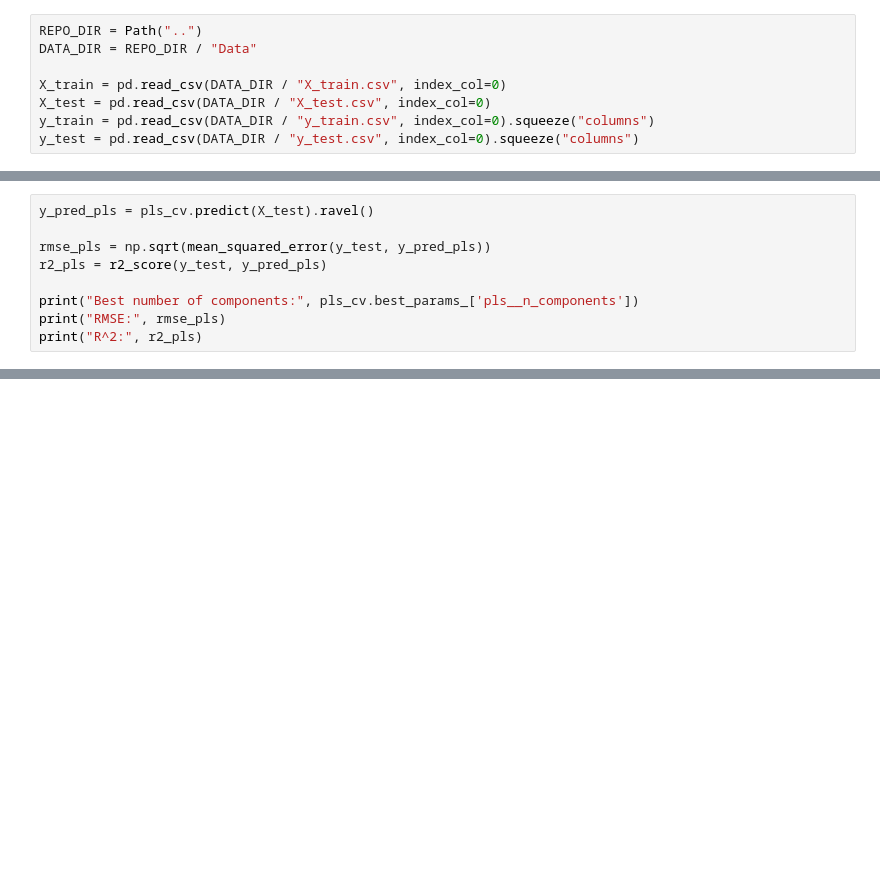
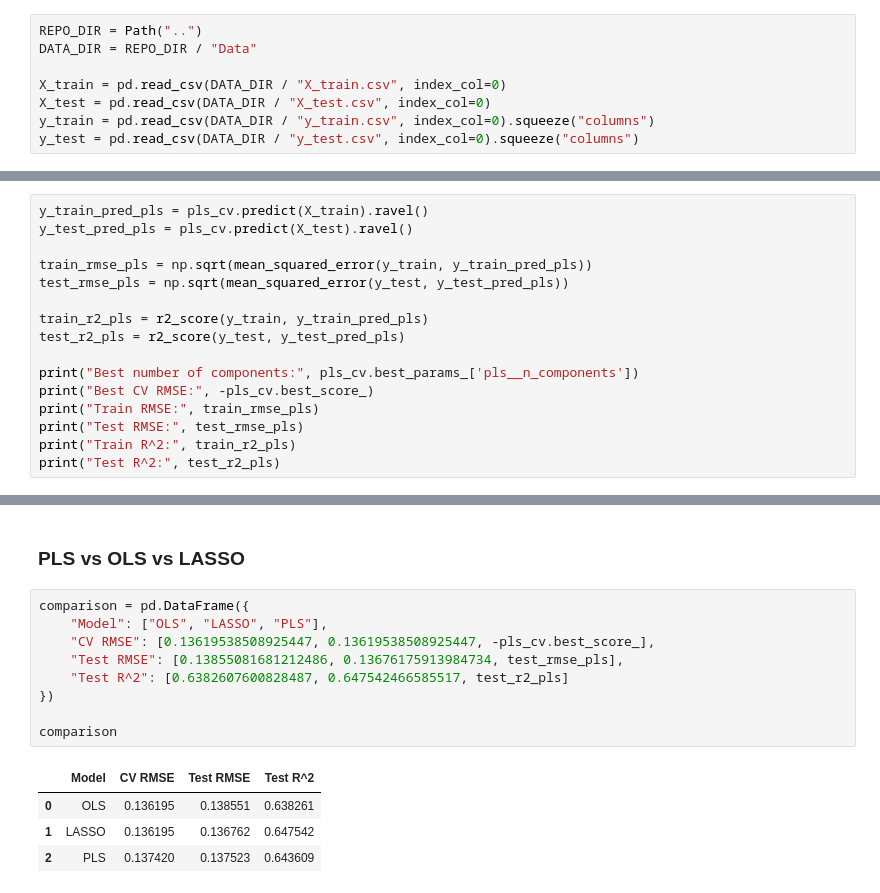
Before and after one commit to joe-ledford-04/statML-Final-Project-Spring-2026, a Jupyter notebook: Joe/pls_joe.ipynb, the cells around one changed output, grey strips where cells are left out. Cells and saved outputs as stored; diff of their text form; blank space fills up the shorter version.

```diff
--- a/Joe/pls_joe.ipynb
+++ b/Joe/pls_joe.ipynb
@@ -49,11 +50,18 @@ GridSearchCV(cv=5,
 # %%
-y_pred_pls = pls_cv.predict(X_test).ravel()
+y_train_pred_pls = pls_cv.predict(X_train).ravel()
+y_test_pred_pls = pls_cv.predict(X_test).ravel()
 
-rmse_pls = np.sqrt(mean_squared_error(y_test, y_pred_pls))
-r2_pls = r2_score(y_test, y_pred_pls)
+train_rmse_pls = np.sqrt(mean_squared_error(y_train, y_train_pred_pls))
+test_rmse_pls = np.sqrt(mean_squared_error(y_test, y_test_pred_pls))
+
+train_r2_pls = r2_score(y_train, y_train_pred_pls)
+test_r2_pls = r2_score(y_test, y_test_pred_pls)
 
 print("Best number of components:", pls_cv.best_params_['pls__n_components'])
-print("RMSE:", rmse_pls)
-print("R^2:", r2_pls)
+print("Best CV RMSE:", -pls_cv.best_score_)
+print("Train RMSE:", train_rmse_pls)
+print("Test RMSE:", test_rmse_pls)
+print("Train R^2:", train_r2_pls)
+print("Test R^2:", test_r2_pls)
 # %% [output]
 Best number of components: 15
@@ -76,0 +164,16 @@ PLS has slightly lower predictie performance, but with a much more compressed re
+# %% [markdown]
+### PLS vs OLS vs LASSO
+# %%
+comparison = pd.DataFrame({
+    "Model": ["OLS", "LASSO", "PLS"],
+    "CV RMSE": [0.13619538508925447, 0.13619538508925447, -pls_cv.best_score_],
+    "Test RMSE": [0.13855081681212486, 0.13676175913984734, test_rmse_pls],
+    "Test R^2": [0.6382607600828487, 0.647542466585517, test_r2_pls]
+})
+
+comparison
+# %% [output]
+|  | Model | CV RMSE | Test RMSE | Test R^2 |
+| 0 | OLS | 0.136195 | 0.138551 | 0.638261 |
+| 1 | LASSO | 0.136195 | 0.136762 | 0.647542 |
+| 2 | PLS | 0.137420 | 0.137523 | 0.643609 |
```
Also changed, not shown: parts of 10 cells of this notebook.
